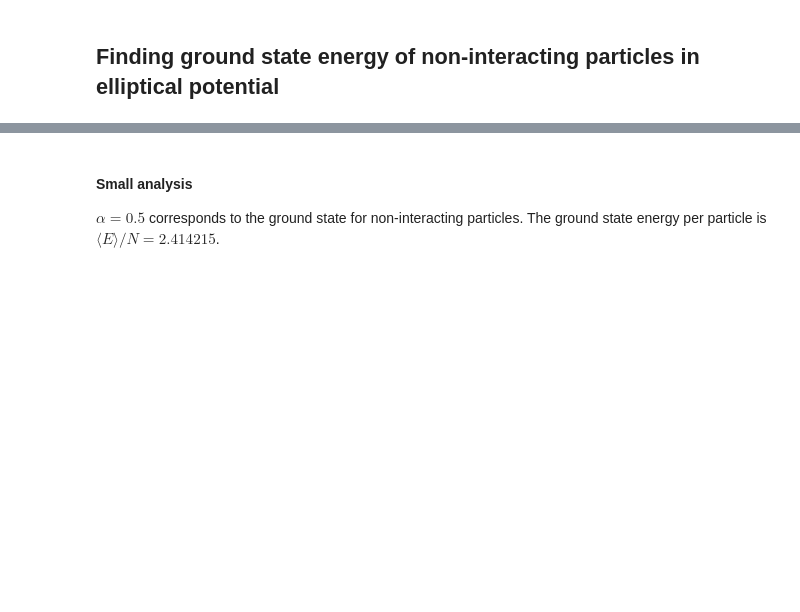
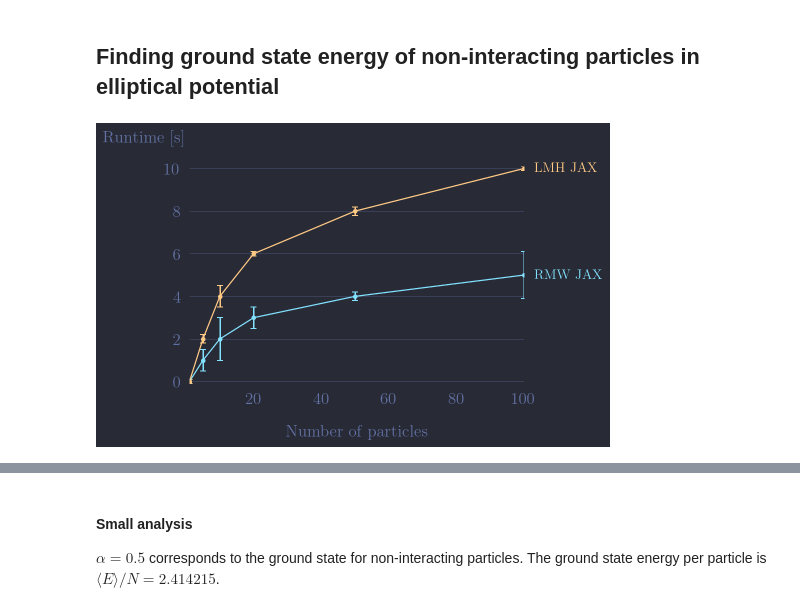
Before and after one commit to nicolossus/FYS4411-Project1, a Jupyter notebook: notebooks/Elliptical_analysis.ipynb, the cells around one changed output, grey strips where cells are left out. Cells and saved outputs as stored; diff of their text form; code cells hidden in the pictures; blank space fills up the shorter version.

```diff
--- a/notebooks/Elliptical_analysis.ipynb
+++ b/notebooks/Elliptical_analysis.ipynb
@@ -9,7 +9,12 @@ import sys
 import time
 from scipy.stats import norm
 
+#import prettyplotlib as ppl
+#import numpy as np
+import matplotlib as mpl
+#from prettyplotlib import brewer2mpl
 import matplotlib.pyplot as plt
+import matplotx
 import numpy as np
 import pandas as pd
 import seaborn as sns
@@ -22,7 +27,7 @@ import vmc
 
 
 # Set plot style
-sns.set(context="paper", style='darkgrid', rc={"axes.facecolor": "0.96"})
+sns.set(context="paper", style='darkgrid', rc={"axes.facecolor": "0.96"}, palette="Set2")
 
 fontsize = "large"
 
@@ -137,5 +187,12 @@ def get_mean_w_standard_error_grid_search(data, alphas):
 # %% [markdown]
 ## Finding ground state energy of non-interacting particles in elliptical potential
+# %%
+dataset = {"t": [i for i in range(6)], "N_particles":[1, 5, 10, 20, 50, 100], "sigma": [0.1, 0.5, 1.0, 0.5, 0.2, 1.1]}
+dataset2 = {"t": [2*i for i in range(6)], "N_particles":[1, 5, 10, 20, 50, 100], "sigma": [0.1, 0.2, 0.5, 0.1, 0.2, 0.1]}
+datasets = [pd.DataFrame(data=dataset), pd.DataFrame(data=dataset2)]
+plot_(datasets, ["RMW JAX", "LMH JAX"], "Number of particles", "Runtime [s]", ["N_particles", "t", "sigma"])
+# %% [output]
+[figure, added]
 # %%
 N = 10
 dim = 3
```
Also changed, not shown: parts of 10 cells of this notebook, 2 other files.
